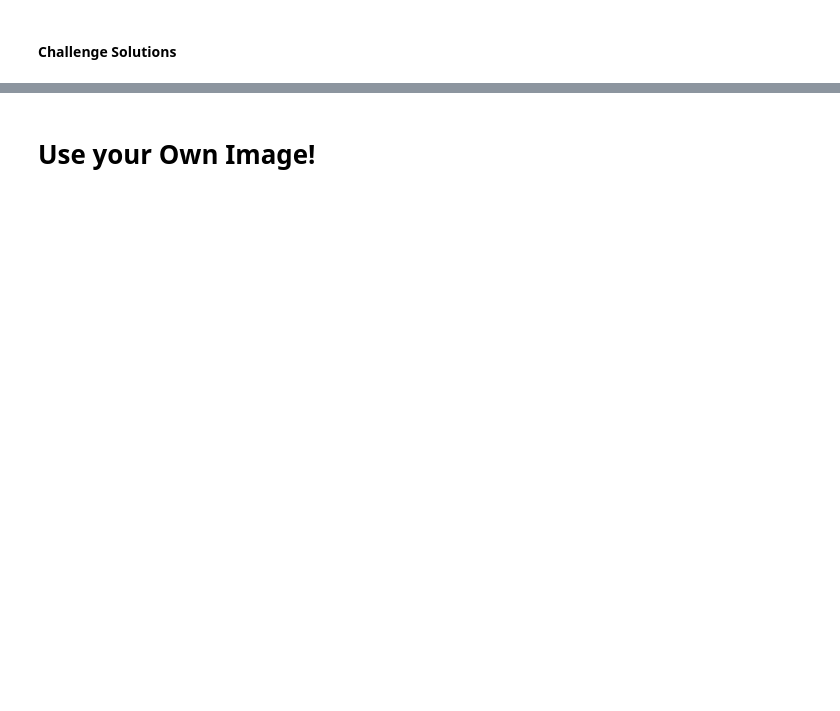
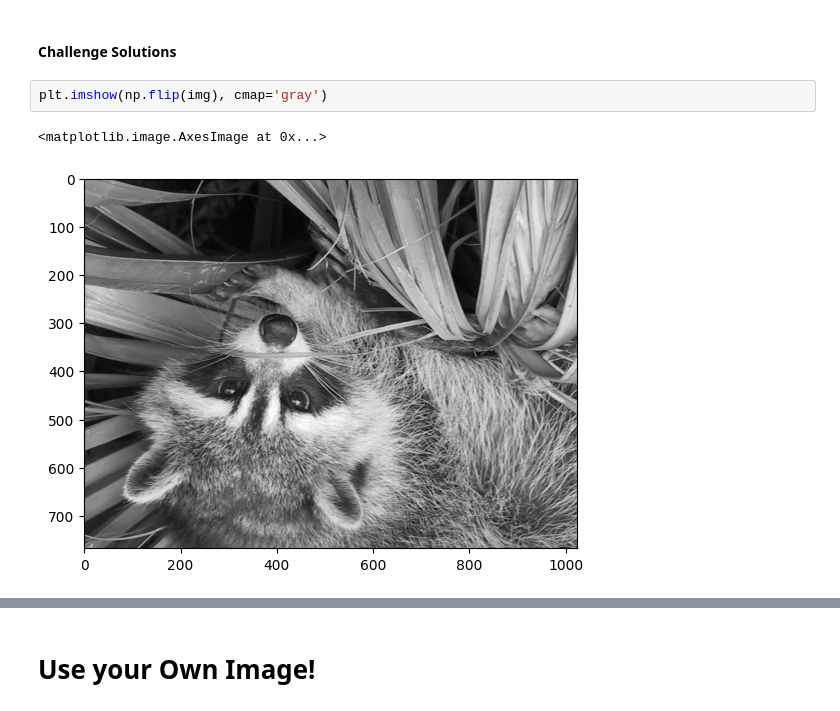
Before and after one commit to 22skowron/Data-manipulation-practice, a Jupyter notebook: Computation_with_NumPy_and_N_Dimensional_Arrays_(start).ipynb, the cells around one changed output, grey strips where cells are left out. Saved outputs shown, nothing was run; the diff lists cells and outputs as text; blank space fills up the shorter version.

```diff
--- a/Computation_with_NumPy_and_N_Dimensional_Arrays_(start).ipynb
+++ b/Computation_with_NumPy_and_N_Dimensional_Arrays_(start).ipynb
@@ -266,3 +310,8 @@ grey_vals = np.array([0.2126, 0.7152, 0.0722])
 <img src=https://i.imgur.com/cfFbuex.png>
 # %% [markdown]
 #### Challenge Solutions
+# %%
+plt.imshow(np.flip(img), cmap='gray')
+# %% [output]
+<matplotlib.image.AxesImage at 0x...>
+[figure, added]
```
Also changed, not shown: parts of 19 cells of this notebook.
